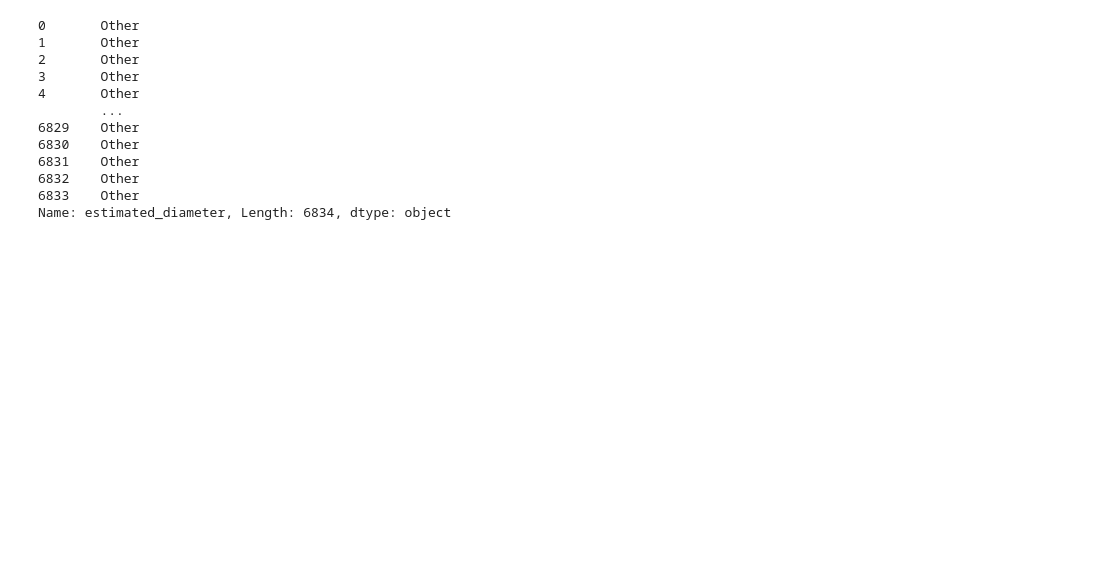
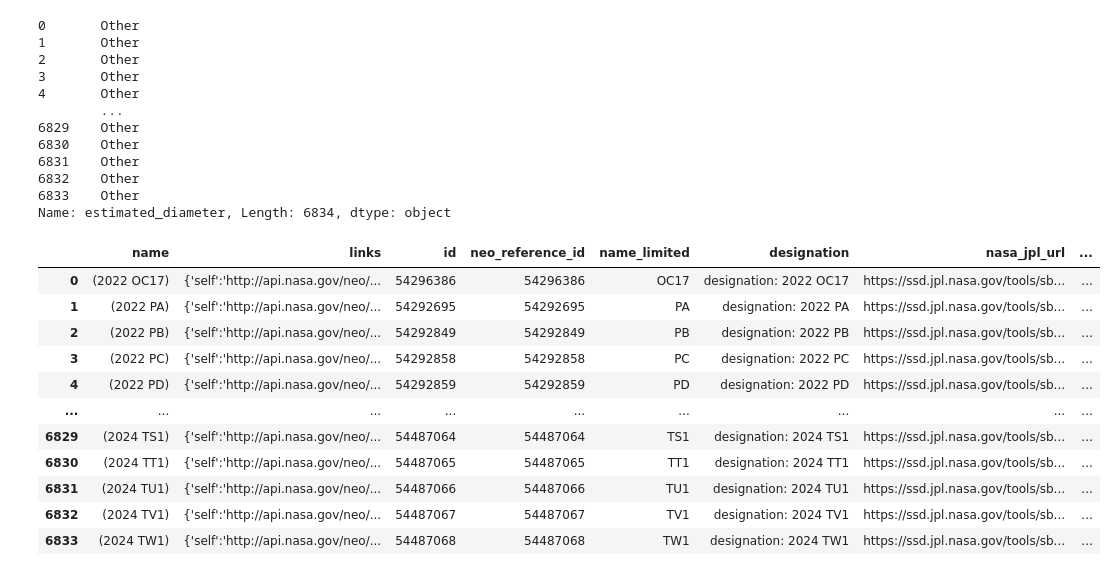
Before and after one commit to PBustamante65/NEO, a Jupyter notebook: API_test/API_process.ipynb, the cells around one changed output. Drawn from its saved outputs; the diff is of its cells as text; code cells hidden in the pictures; blank space fills up the shorter version.

```diff
--- a/API_test/API_process.ipynb
+++ b/API_test/API_process.ipynb
@@ -267,3 +266,84 @@ df2['estimated_diameter'].apply(check_type)
 6832    Other
 6833    Other
 Name: estimated_diameter, Length: 6834, dtype: object
+# %%
+df2 = pd.read_csv('/Volumes/Maestria/GitHub/NEO/NEO/API_test/df_2.csv')
+
+# Assuming df2 is already defined
+df_result = pd.DataFrame()  # Initialize an empty DataFrame to store results
+
+
+
+for i in range(len(df2)):
+    df2t = df2.iloc[[i]]  # Process each row
+    df2t = pd.DataFrame(df2t)
+    df2t['data'] = df2t['neo_data']
+    df2t = df2t.drop(columns=['neo_data'])
+    df2t = df2t.astype(str)
+
+    parts = df2t['data'].str.split(' ')
+
+    parts1 = df2t['data'].str.split(',')
+    t1 = ''
+    for i in range(0,8):
+        t1 += parts1.str[i]
+
+    parts2 = t1.str.split(':')
+    t2 = parts2.str[6]
+    parts3 = t2.str.split('\'')
+    df2t['name'] = parts3.str[1]
+
+
+
+    df2t['links'] = parts.str[1] + parts.str[2]
+    df2t['id'] = parts.str[4]
+    df2t['id'] = df2t['id'].str.replace('\'', '')
+    df2t['id'] = df2t['id'].str.replace(',', '')
+    df2t['id'] = df2t['id'].astype(int)
+    df2t['neo_reference_id'] = parts.str[6]
+    df2t['neo_reference_id'] = df2t['neo_reference_id'].str.replace('\'', '')
+    df2t['neo_reference_id'] = df2t['neo_reference_id'].str.replace(',', '')
+    df2t['neo_reference_id'] = df2t['neo_reference_id'].astype(int)
+    df2t['name_limited'] = parts.str[9]
+    df2t['name_limited'] = df2t['name_limited'].str.replace('\'', '')
+    df2t['name_limited'] = df2t['name_limited'].str.replace(',', '')
+    df2t['name_limited'] = df2t['name_limited'].str.replace(')', '')
+    df2t['designation'] = parts1.str[4]
+    df2t['designation'] = df2t['designation'].str.replace('\'', '')
+    df2t['designation'] = df2t['designation'].str.replace(',', '')
+    df2t['nasa_jpl_url'] = parts.str[14]
+    df2t['nasa_jpl_url'] = df2t['nasa_jpl_url'].str.replace('\'', '')
+    df2t['absolute_magnitude_h'] = parts.str[16]
+    df2t['absolute_magnitude_h'] = df2t['absolute_magnitude_h'].str.replace('\'', '')
+    df2t['absolute_magnitude_h'] = df2t['absolute_magnitude_h'].str.replace(',', '')
+    # df2t['absolute_magnitude_h'] = df2t['absolute_magnitude_h'].astype(float)
+    df2t['estimated_diameter'] = ''
+    for i in range(18,38):
+        df2t['estimated_diameter'] += parts.str[i]
+
+    df2t['estimated_diameter'] = df2t['estimated_diameter'].str.rstrip(',')
+    df2t['is_potentially_hazardous_asteroid'] = parts.str[39]
+    df2t['is_potentially_hazardous_asteroid'] = df2t['is_potentially_hazardous_asteroid'].str.rstrip(',')
+    df2t['is_potentially_hazardous_asteroid'] = df2t['is_potentially_hazardous_asteroid'].str.lower() == 'true'
+    df2t['is_potentially_hazardous_asteroid'] = df2t['is_potentially_hazardous_asteroid'].astype(bool)
+
+
+
+    df_result = pd.concat([df_result, df2t], ignore_index=True)
+
+# df_result = df_result.drop(columns=['data'])
+df_result = df_result.drop(columns=['data'])
+df_result   # This DataFrame now contains all processed rows
+# %% [output]
+|  | name | links | id | neo_reference_id | name_limited | designation | nasa_jpl_url | ... |
+| 0 | (2022 OC17) | {'self':'http://api.nasa.gov/neo/... | 54296386 | 54296386 | OC17 | designation: 2022 OC17 | https://ssd.jpl.nasa.gov/tools/sb... | ... |
+| 1 | (2022 PA) | {'self':'http://api.nasa.gov/neo/... | 54292695 | 54292695 | PA | designation: 2022 PA | https://ssd.jpl.nasa.gov/tools/sb... | ... |
+| 2 | (2022 PB) | {'self':'http://api.nasa.gov/neo/... | 54292849 | 54292849 | PB | designation: 2022 PB | https://ssd.jpl.nasa.gov/tools/sb... | ... |
+| 3 | (2022 PC) | {'self':'http://api.nasa.gov/neo/... | 54292858 | 54292858 | PC | designation: 2022 PC | https://ssd.jpl.nasa.gov/tools/sb... | ... |
+| 4 | (2022 PD) | {'self':'http://api.nasa.gov/neo/... | 54292859 | 54292859 | PD | designation: 2022 PD | https://ssd.jpl.nasa.gov/tools/sb... | ... |
+| ... | ... | ... | ... | ... | ... | ... | ... | ... |
+| 6829 | (2024 TS1) | {'self':'http://api.nasa.gov/neo/... | 54487064 | 54487064 | TS1 | designation: 2024 TS1 | https://ssd.jpl.nasa.gov/tools/sb... | ... |
+| 6830 | (2024 TT1) | {'self':'http://api.nasa.gov/neo/... | 54487065 | 54487065 | TT1 | designation: 2024 TT1 | https://ssd.jpl.nasa.gov/tools/sb... | ... |
+| 6831 | (2024 TU1) | {'self':'http://api.nasa.gov/neo/... | 54487066 | 54487066 | TU1 | designation: 2024 TU1 | https://ssd.jpl.nasa.gov/tools/sb... | ... |
+| 6832 | (2024 TV1) | {'self':'http://api.nasa.gov/neo/... | 54487067 | 54487067 | TV1 | designation: 2024 TV1 | https://ssd.jpl.nasa.gov/tools/sb... | ... |
+| 6833 | (2024 TW1) | {'self':'http://api.nasa.gov/neo/... | 54487068 | 54487068 | TW1 | designation: 2024 TW1 | https://ssd.jpl.nasa.gov/tools/sb... | ... |
```
Also changed, not shown: parts of 7 cells of this notebook.
